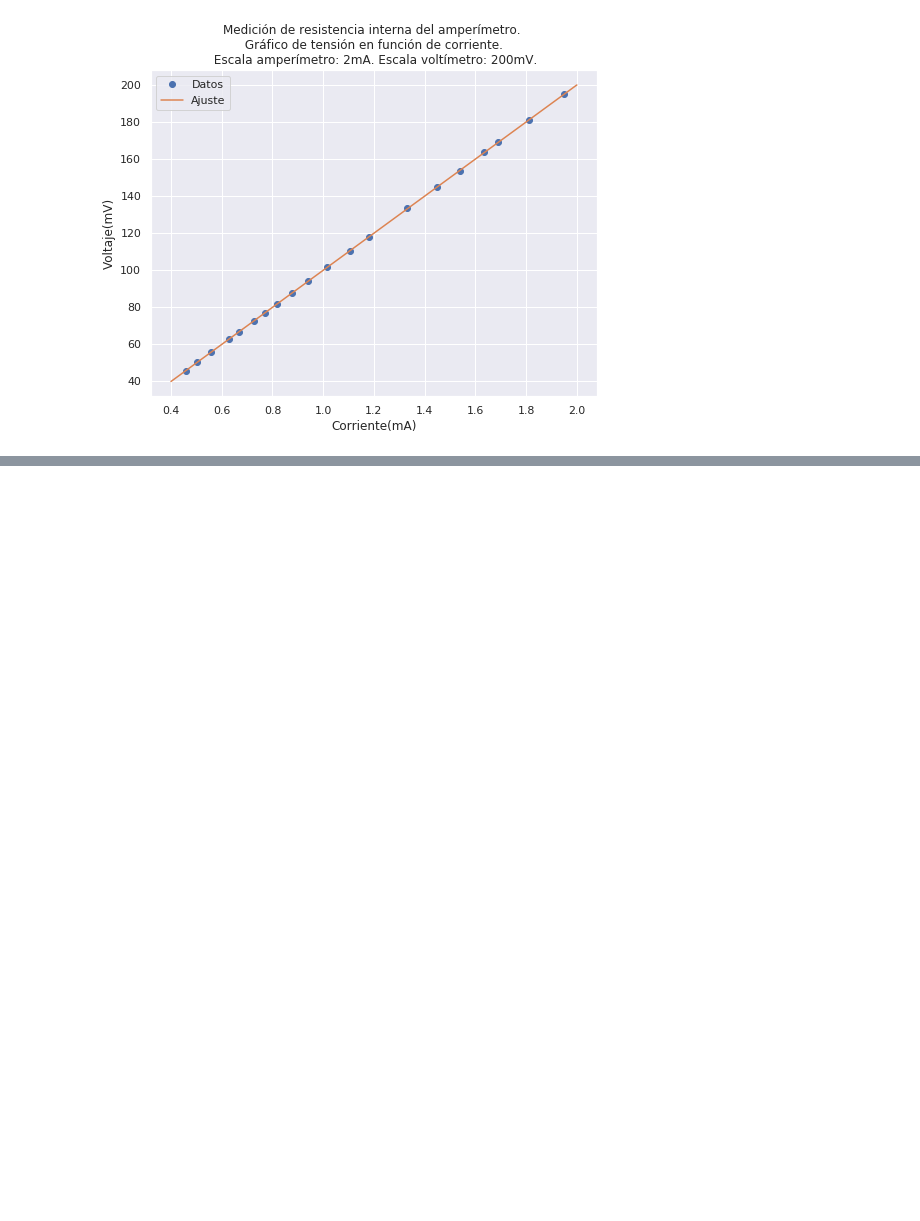
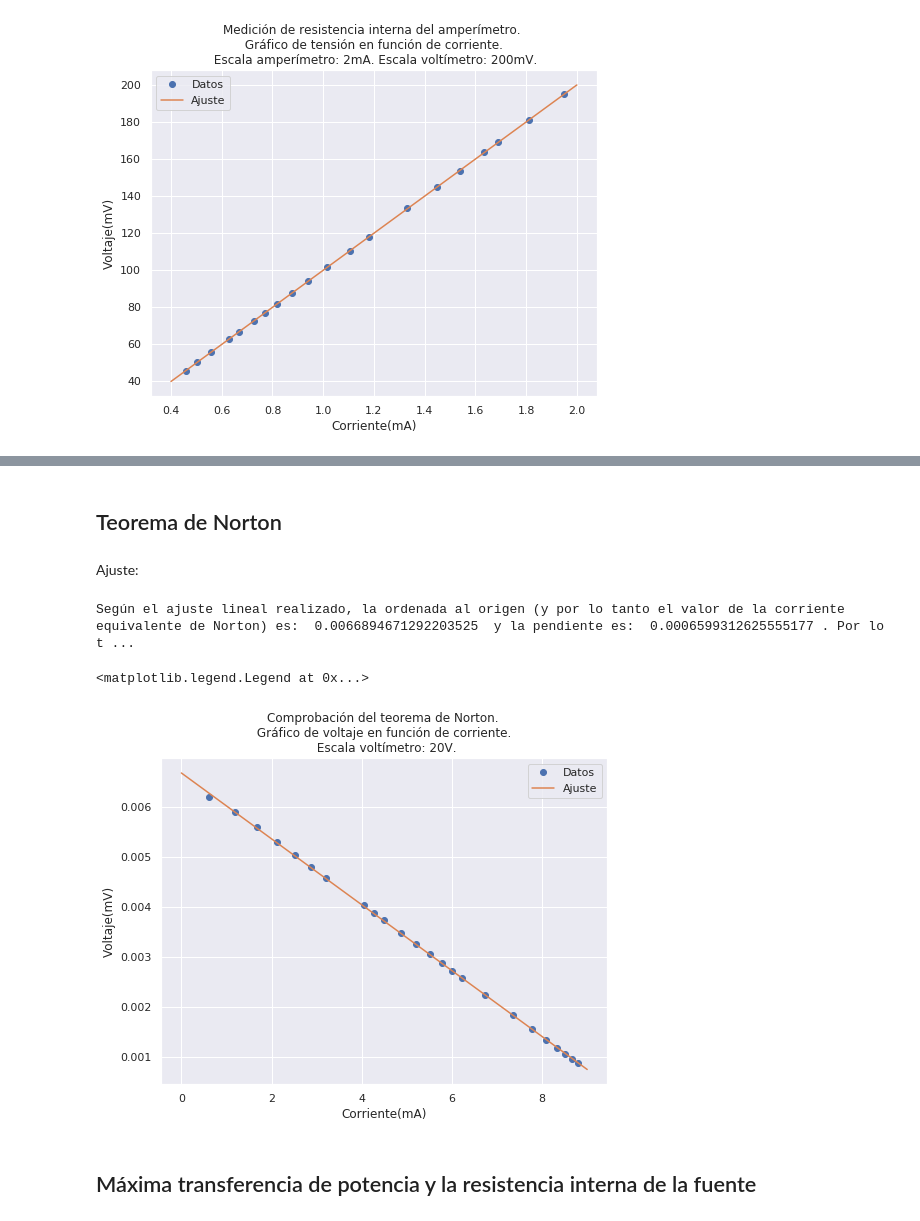
Before and after one commit to mercedesabril/Laboratorio3, a Jupyter notebook: Informe1/Informe1.ipynb, the cells around one changed output, grey strips where cells are left out. Saved outputs shown, nothing was run; the diff lists cells and outputs as text; code cells hidden in the pictures; blank space fills up the shorter version.

Commit message:
Transferencia de potencia terminado

```diff
--- a/Informe1/Informe1.ipynb
+++ b/Informe1/Informe1.ipynb
@@ -121,0 +162,38 @@ plt.legend()
+# %% [markdown]
+## Teorema de Norton
+# %%
+def Ic(vc, A, ieqN):
+    corriente = ieqN - vc*A
+    return corriente
+# %%
+medN = Medicion()
+medN.cargar_voltaje([4.04,4.27,4.49,4.88,5.21,5.51,5.77,6.00,6.22,6.74,7.35,7.77,8.08,8.32,8.51,8.66,8.79,3.21,2.88,2.52,2.12,1.68,1.18,0.62], 'V', '20V')
+medN.cargar_resistencia([1000,1100,1200,1400,1600,1800,2000,2200,2400,3000,4000,5000,6000,7000,8000,9000,10000,700,600,500,400,300,200,100], 'ohm', np.NaN)
+
+corriente = []
+for i in range(len(medN.lectura_voltimetro)):
+    corriente.append(medN.lectura_voltimetro[i]/medN.lectura_resistencia[i])
+
+medN.cargar_corriente(corriente, 'A', np.NaN)
+# %% [markdown]
+Ajuste:
+# %%
+params, var = curve_fit(Ic, medN.lectura_voltimetro, medN.lectura_amperimetro, p0=[1,0])
+medN.cargar_parametros(params, var)
+print('Según el ajuste lineal realizado, la ordenada al origen (y por lo tanto el valor de la corriente equivalente de Norton) es: ',
+      medN.parametros[1],  ' y la pendiente es: ', medN.parametros[0], '. Por lo tanto el valor de la resistencia equivalente es ', 1/medN.parametros[0])
+# %% [output]
+Según el ajuste lineal realizado, la ordenada al origen (y por lo tanto el valor de la corriente equivalente de Norton) es:  0.0066894671292203525  y la pendiente es:  0.0006599312625555177 . Por lo t ...
+# %%
+fig = plt.figure(figsize = [8,6])
+plt.plot(medN.lectura_voltimetro, medN.lectura_amperimetro, 'o', label = 'Datos')
+plt.plot(np.linspace(0, 9, 1000), Ic(np.linspace(0, 9, 1000), *medN.parametros), label = 'Ajuste')
+plt.title('Comprobación del teorema de Norton. \n Gráfico de voltaje en función de corriente. \n Escala voltímetro: 20V.')
+plt.xlabel('Corriente(mA)')
+plt.ylabel('Voltaje(mV)')
+plt.legend()
+# %% [output]
+<matplotlib.legend.Legend at 0x...>
+[figure, added]
+# %% [markdown]
+## Máxima transferencia de potencia y la resistencia interna de la fuente
```
Also changed, not shown: parts of 25 cells of this notebook.
